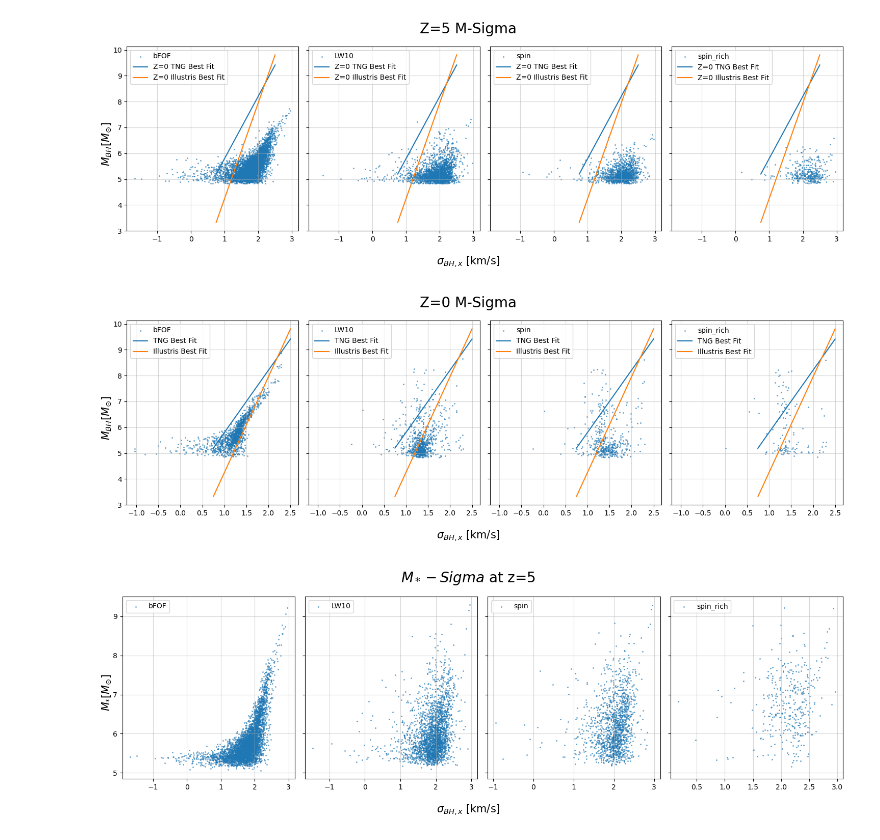
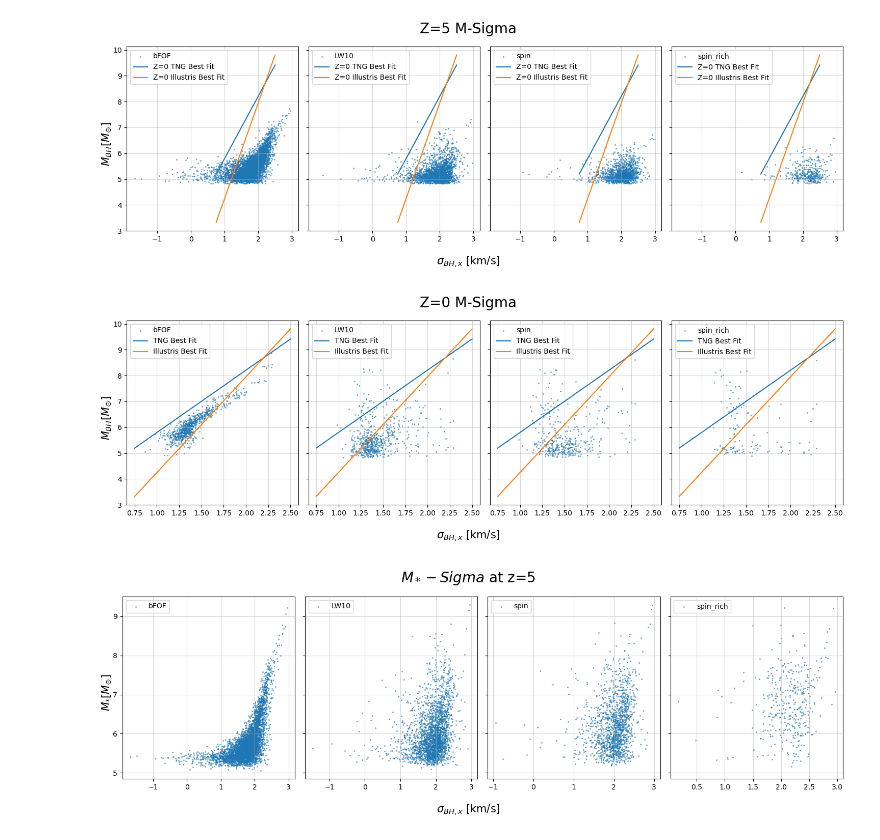
Before and after one commit to khojonat/Brahma_Analysis, a Jupyter notebook: BrahmaRelations.ipynb, the cells around one changed output. Saved outputs shown, nothing was run; the diff lists cells and outputs as text; code cells hidden in the pictures.

```diff
--- a/BrahmaRelations.ipynb
+++ b/BrahmaRelations.ipynb
@@ -1009,10 +839,10 @@ spin = ReadBrahmaData('Brahma_Data/output_ratio10_SFMFGM5_seed5.00_bFOF_LW10_spi
 spin_rich=ReadBrahmaData('Brahma_Data/output_ratio10_SFMFGM5_seed5.00_bFOF_LW10_spin_rich_z0')
 
 # Grabbing x-sigma values
-sigmax1=np.array([sigma[0] for sigma in bFOF[4]])
-sigmax2=np.array([sigma[0] for sigma in LW10[4]])
-sigmax3=np.array([sigma[0] for sigma in spin[4]])
-sigmax4=np.array([sigma[0] for sigma in spin_rich[4]])
+sigmax1=np.array([sigma[0] for sigma in bFOF[5]])
+sigmax2=np.array([sigma[0] for sigma in LW10[5]])
+sigmax3=np.array([sigma[0] for sigma in spin[5]])
+sigmax4=np.array([sigma[0] for sigma in spin_rich[5]])
 
 # Getting rid of nonzero values
 nonzero1 = np.nonzero(sigmax1)[0]
@@ -1027,34 +857,34 @@ sigmax4=sigmax1[nonzero4]
 
 M_bFOF = np.array(bFOF[0])[nonzero1]
 M_LW10 = np.array(LW10[0])[nonzero2]
 M_spin = np.array(spin[0])[nonzero3]
 M_spin_rich = np.array(spin_rich[0])[nonzero4]
 
 # Plotting
 f,axs = plt.subplots(1,4,sharey = True,sharex=True,figsize = (15,5))
 
 axs[0].scatter(np.log10(sigmax1),np.log10(M_bFOF),s=1.5,label="bFOF",alpha=0.5)
 axs[1].scatter(np.log10(sigmax2),np.log10(M_LW10),s=1.5,label="LW10",alpha=0.5)
 axs[2].scatter(np.log10(sigmax3),np.log10(M_spin),s=1.5,label="spin",alpha=0.5)
 axs[3].scatter(np.log10(sigmax4),np.log10(M_spin_rich),s=1.5,label="spin_rich",alpha=0.5)
 
 # plt.plot(x,TNGy[0],label='TNG Best Fit')
 # plt.plot(x,y[0],label='Illustris Best Fit')
 f.supxlabel('$\sigma_{BH,x}$ [km/s]',size=15)
 f.supylabel('$M_{BH} [M_{\odot}]$',size=15)
 
 for ax in axs:
     ax.grid(alpha=0.5)
     ax.plot(x,TNGy[0],label='TNG Best Fit')
     ax.plot(x,y[0],label='Illustris Best Fit')
     ax.legend(fontsize=10)
 
 f.suptitle('Z=0 M-Sigma',size=20)
 f.tight_layout()
 
 plt.savefig('Z0_Comparison.png')
 # %% [output]
-[figure, old version]
+[figure, new version]
 # %%
 bFOFz5=ReadBrahmaData('Brahma_Data/output_ratio10_SFMFGM5_seed5.00_bFOF_z5')
 LW10z5=ReadBrahmaData('Brahma_Data/output_ratio10_SFMFGM5_seed5.00_bFOF_LW10_z5')
```
Also changed, not shown: parts of 30 cells of this notebook, 2 other files.
